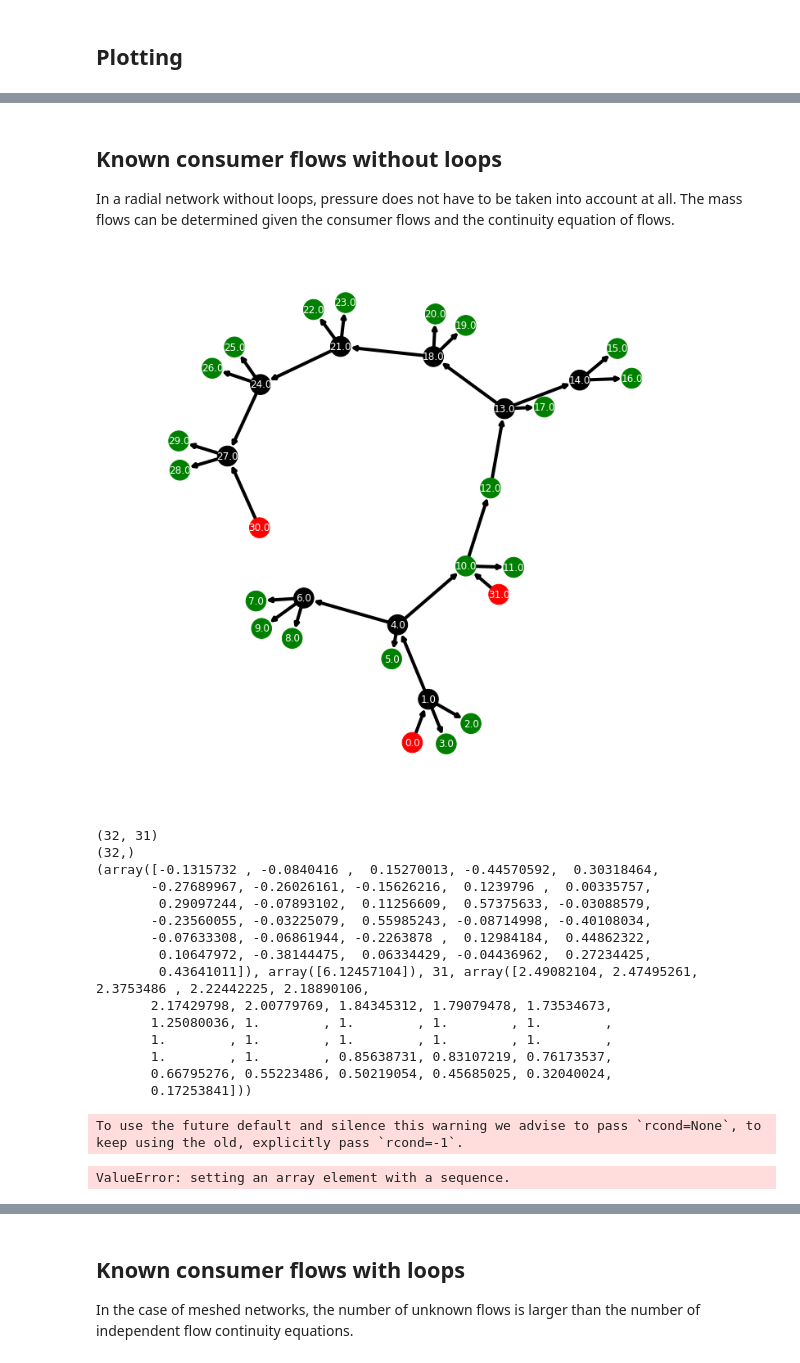
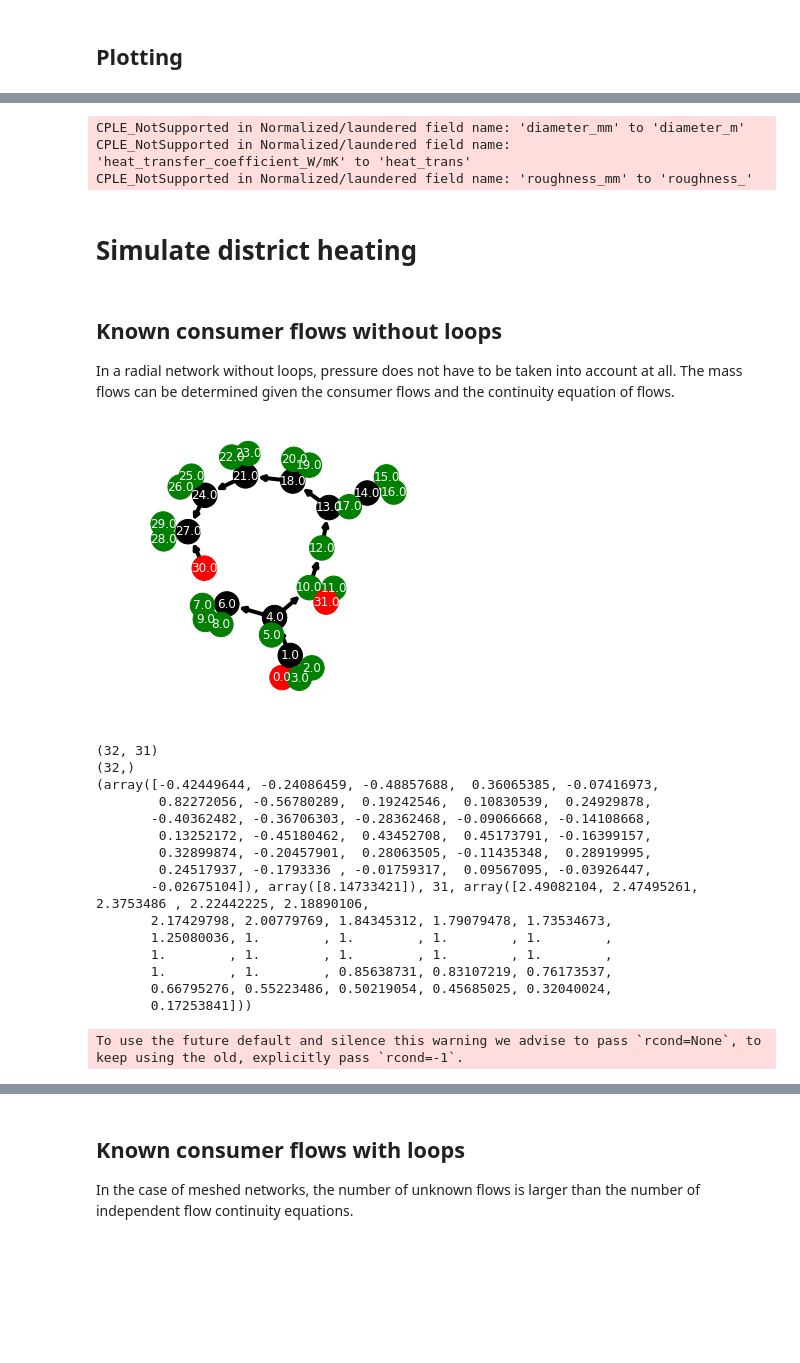
Before and after one commit to jnnr/models_oemof, a Jupyter notebook: DHN_model/DHN_model_prototyping.ipynb, the cells around one changed output, grey strips where cells are left out. Cells and saved outputs as stored; diff of their text form; code cells hidden in the pictures; blank space fills up the shorter version.

```diff
--- a/DHN_model/DHN_model_prototyping.ipynb
+++ b/DHN_model/DHN_model_prototyping.ipynb
@@ -16,8 +16,8 @@ Load from file:
     * Location
     * Node type
 # %%
-edge_list = pd.read_csv('edge_list.csv', header=0, index_col='pipe_no')
-edge_list.head()
+edge_list = pd.read_csv('data/edge_list.csv', header=0, index_col='pipe_no')
+edge_list.head(2)
 # %% [output]
 |  | from_node | to_node | lenght_m | diameter_mm | heat_transfer_coefficient_W/mK | roughness_mm |
 | pipe_no |  |  |  |  |  |  |
@@ -29,5 +26,5 @@ edge_list.head()
 # %%
-node_list = pd.read_csv('node_list.csv')
-node_list.head()
+node_list = pd.read_csv('data/node_list.csv')
+node_list.iloc[-2:]
 # %% [output]
 |  | Unnamed: 0 | node_id | lon | lat | node_type |
@@ -39,19 +33,22 @@ node_list.head()
 # %%
 def create_network(edge_list, node_list):
-    G = nx.DiGraph()
+    """
+    Create DHN from lists decribing edges and nodes
+
+    """
+    G = nx.MultiDiGraph()
 
     edge_attr = ['lenght_m', 'diameter_mm', 'heat_transfer_coefficient_W/mK', 'roughness_mm']
     G = nx.from_pandas_edgelist(edge_list, 'from_node', 'to_node', edge_attr=edge_attr, create_using=G)
-
 
     for node in G.nodes:
         G.add_node(node, lon=node_list.loc[int(node)]['lon'],
                          lat=node_list.loc[int(node)]['lat'],
                          node_type=node_list.loc[int(node)]['node_type'])
+
     return G
 
 
-
 G = create_network(edge_list, node_list)
 # %% [markdown]
 ## Plotting
@@ -63,7 +60,7 @@ def draw_network(G, node_sizes, node_colors, edge_colors, edge_width):
     # pos = nx.spring_layout(G)
     # pos = nx.fruchterman_reingold_layout(G.to_undirected())
     pos = {node_id: np.array([data['lon'], data['lat']]) for node_id, data in G.nodes(data=True)}
-    fig = plt.figure(figsize=(12,12))
+    fig = plt.figure(figsize=(5,5))
     nodes = nx.draw_networkx_nodes(G, pos, node_size=node_sizes, node_color=node_colors)
     labels = nx.draw_networkx_labels(G, pos, font_color='w')
     edges = nx.draw_networkx_edges(G, pos, node_size=node_sizes, arrowstyle='->',
@@ -132,44 +508,60 @@ draw_G(G, 12, 12)
+# %%
+place_name_out = 'fictios_dhn'
+nodes_out = r"shapefiles/%s_nodes.shp" % place_name_out
+edges_out = r"shapefiles/%s_edges.shp" % place_name_out
+
+invalid_cols = []
+for col in invalid_cols:
+    edge_gdf[col] = edge_gdf[col].astype(str)
+node_gdf.to_file(edges_out)
+edge_gdf.to_file(nodes_out)
+# %% [output]
+CPLE_NotSupported in Normalized/laundered field name: 'diameter_mm' to 'diameter_m'
+CPLE_NotSupported in Normalized/laundered field name: 'heat_transfer_coefficient_W/mK' to 'heat_trans'
+CPLE_NotSupported in Normalized/laundered field name: 'roughness_mm' to 'roughness_'
+# %% [markdown]
+# Simulate district heating
 # %% [markdown]
 ## Known consumer flows without loops
 
 In a radial network without loops, pressure does not have to be taken into account at all. The mass flows can be determined given the consumer flows and the continuity equation of flows.
 # %%
-edge_list = pd.read_csv('edge_list_tree_network.csv')
-node_list = pd.read_csv('node_list_tree_network.csv')
+edge_list = pd.read_csv('data/edge_list_tree_network.csv')
+node_list = pd.read_csv('data/node_list_tree_network.csv')
 
 G = create_network(edge_list, node_list)
 
 node_sizes = 600
 node_color = {'producer': 'r',
               'consumer': 'g',
               'split': 'k'}
 
 node_colors = [node_color[data['node_type']] for node_id, data in G.nodes(data=True)]
 edge_colors = 'k'
 # edge_alphas = [(5 + i) / (M + 4) for i in range(M)]
 
 draw_network(G, node_sizes=node_sizes, node_colors=node_colors, edge_colors=edge_colors, edge_width=4)
 
 A = nx.incidence_matrix(G, oriented=True).todense()
 number_nodes = len(G.nodes)
 m = np.random.rand(number_nodes)
 print(A.shape)
 print(m.shape)
 # np.linalg.det(A)
 flows = np.linalg.lstsq(A, m)
 print(flows)
-np.allclose(np.dot(A, flows), m)
+#np.allclose(np.dot(A, flows), m)
 # %% [output]
-[figure, old version]
+[figure, new version]
 (32, 31)
 (32,)
-(array([-0.1315732 , -0.0840416 ,  0.15270013, -0.44570592,  0.30318464,
-       -0.27689967, -0.26026161, -0.15626216,  0.1239796 ,  0.00335757,
-        0.29097244, -0.07893102,  0.11256609,  0.57375633, -0.03088579,
-       -0.23560055, -0.03225079,  0.55985243, -0.08714998, -0.40108034,
-       -0.07633308, -0.06861944, -0.2263878 ,  0.12984184,  0.44862322,
-        0.10647972, -0.38144475,  0.06334429, -0.04436962,  0.27234425,
-        0.43641011]), array([6.12457104]), 31, array([2.49082104, 2.47495261, 2.3753486 , 2.22442225, 2.18890106,
+(array([-0.42449644, -0.24086459, -0.48857688,  0.36065385, -0.07416973,
+        0.82272056, -0.56780289,  0.19242546,  0.10830539,  0.24929878,
+       -0.40362482, -0.36706303, -0.28362468, -0.09066668, -0.14108668,
+        0.13252172, -0.45180462,  0.43452708,  0.45173791, -0.16399157,
+        0.32899874, -0.20457901,  0.28063505, -0.11435348,  0.28919995,
+        0.24517937, -0.1793336 , -0.01759317,  0.09567095, -0.03926447,
+       -0.02675104]), array([8.14733421]), 31, array([2.49082104, 2.47495261, 2.3753486 , 2.22442225, 2.18890106,
        2.17429798, 2.00779769, 1.84345312, 1.79079478, 1.73534673,
        1.25080036, 1.        , 1.        , 1.        , 1.        ,
        1.        , 1.        , 1.        , 1.        , 1.        ,
@@ -177,7 +569,6 @@ np.allclose(np.dot(A, flows), m)
        0.66795276, 0.55223486, 0.50219054, 0.45685025, 0.32040024,
        0.17253841]))
 To use the future default and silence this warning we advise to pass `rcond=None`, to keep using the old, explicitly pass `rcond=-1`.
-ValueError: setting an array element with a sequence.
 # %%
 def hydraulics_known_flows_wo_loops(G, m):
     A = nx.incidence_matrix(G, oriented=True).todense()
```
Also changed, not shown: parts of 31 cells of this notebook, 13 other files.
